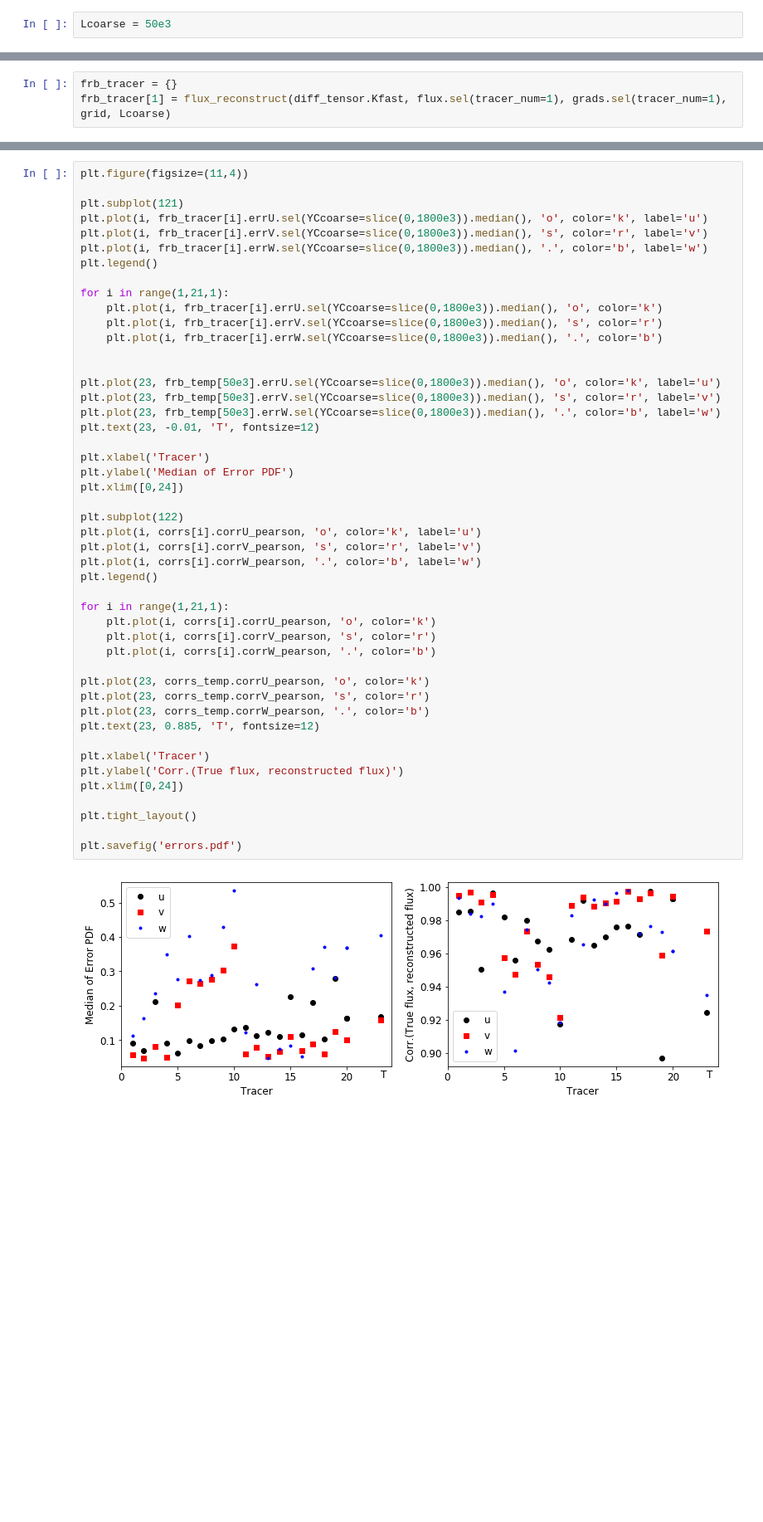
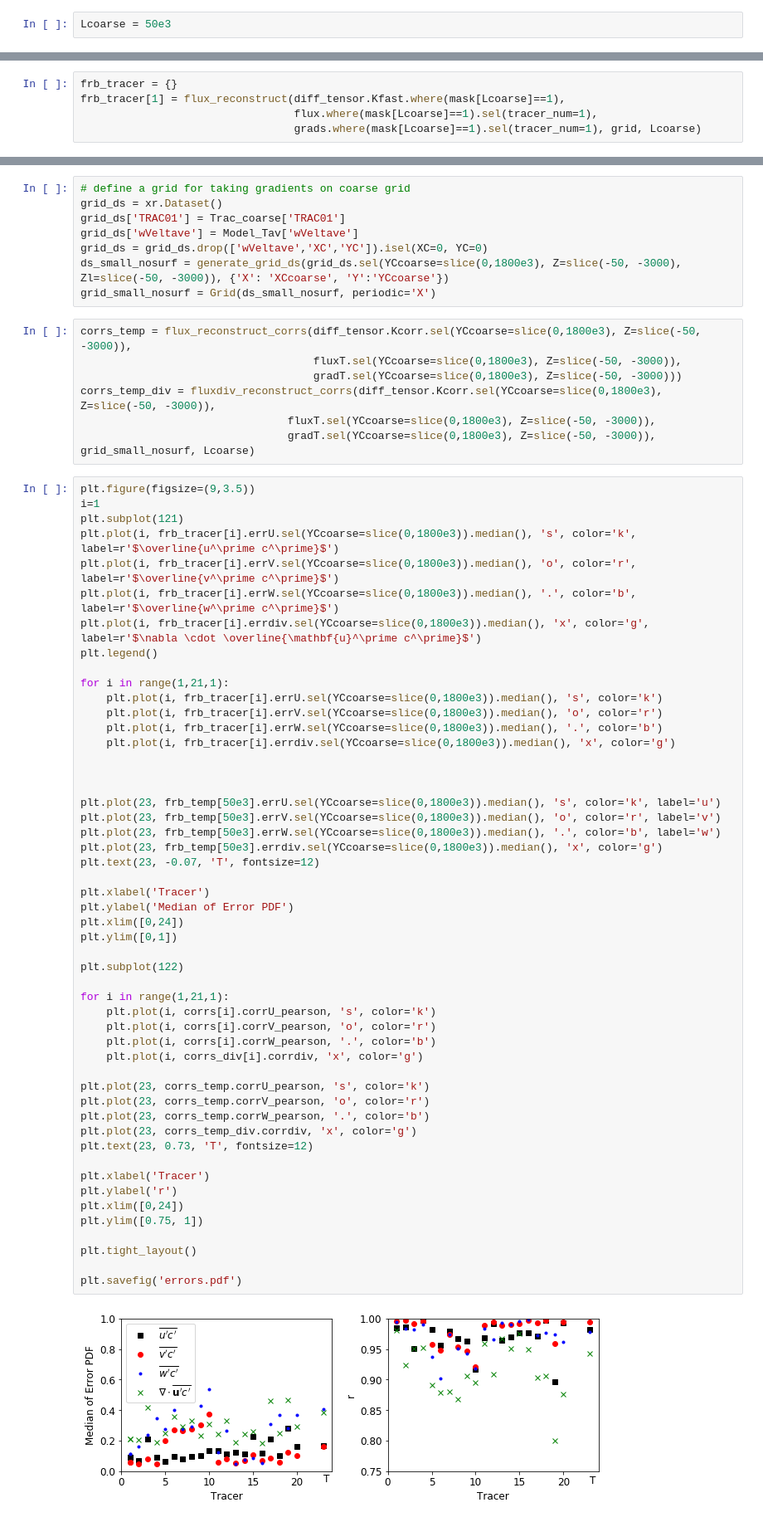
Before and after one commit to ocean-transport/3D_tracer_inversion, a Jupyter notebook: Channel_sponge/Error_correlations.ipynb, the cells around one changed output, grey strips where cells are left out. Shown at 83% size. Drawn from its saved outputs; the diff is of its cells as text; blank space fills up the shorter version.

```diff
--- a/Channel_sponge/Error_correlations.ipynb
+++ b/Channel_sponge/Error_correlations.ipynb
@@ -127,6 +133,8 @@ frb_slow[Lcoarse] = flux_reconstruct(diff_tensor.Kslow, flux.sel(tracer_num=slic
 # %%
 frb_tracer = {}
-frb_tracer[1] = flux_reconstruct(diff_tensor.Kfast, flux.sel(tracer_num=1), grads.sel(tracer_num=1), grid, Lcoarse)
+frb_tracer[1] = flux_reconstruct(diff_tensor.Kfast.where(mask[Lcoarse]==1),
+                                 flux.where(mask[Lcoarse]==1).sel(tracer_num=1),
+                                 grads.where(mask[Lcoarse]==1).sel(tracer_num=1), grid, Lcoarse)
 # %%
 for i in range(1,21,2):
     print(i)
@@ -354,52 +450,71 @@ Data variables:
+# %%
+# define a grid for taking gradients on coarse grid
+grid_ds = xr.Dataset()
+grid_ds['TRAC01'] = Trac_coarse['TRAC01']
+grid_ds['wVeltave'] = Model_Tav['wVeltave']
+grid_ds = grid_ds.drop(['wVeltave','XC','YC']).isel(XC=0, YC=0)
+ds_small_nosurf = generate_grid_ds(grid_ds.sel(YCcoarse=slice(0,1800e3), Z=slice(-50, -3000), Zl=slice(-50, -3000)), {'X': 'XCcoarse', 'Y':'YCcoarse'})
+grid_small_nosurf = Grid(ds_small_nosurf, periodic='X')
+# %%
+corrs_temp = flux_reconstruct_corrs(diff_tensor.Kcorr.sel(YCcoarse=slice(0,1800e3), Z=slice(-50, -3000)),
+                                    fluxT.sel(YCcoarse=slice(0,1800e3), Z=slice(-50, -3000)),
+                                    gradT.sel(YCcoarse=slice(0,1800e3), Z=slice(-50, -3000)))
+corrs_temp_div = fluxdiv_reconstruct_corrs(diff_tensor.Kcorr.sel(YCcoarse=slice(0,1800e3), Z=slice(-50, -3000)),
+                                fluxT.sel(YCcoarse=slice(0,1800e3), Z=slice(-50, -3000)),
+                                gradT.sel(YCcoarse=slice(0,1800e3), Z=slice(-50, -3000)), grid_small_nosurf, Lcoarse)
 # %%
-plt.figure(figsize=(11,4))
-
+plt.figure(figsize=(9,3.5))
+i=1
 plt.subplot(121)
-plt.plot(i, frb_tracer[i].errU.sel(YCcoarse=slice(0,1800e3)).median(), 'o', color='k', label='u')
-plt.plot(i, frb_tracer[i].errV.sel(YCcoarse=slice(0,1800e3)).median(), 's', color='r', label='v')
-plt.plot(i, frb_tracer[i].errW.sel(YCcoarse=slice(0,1800e3)).median(), '.', color='b', label='w')
+plt.plot(i, frb_tracer[i].errU.sel(YCcoarse=slice(0,1800e3)).median(), 's', color='k', label=r'$\overline{u^\prime c^\prime}$')
+plt.plot(i, frb_tracer[i].errV.sel(YCcoarse=slice(0,1800e3)).median(), 'o', color='r', label=r'$\overline{v^\prime c^\prime}$')
+plt.plot(i, frb_tracer[i].errW.sel(YCcoarse=slice(0,1800e3)).median(), '.', color='b', label=r'$\overline{w^\prime c^\prime}$')
+plt.plot(i, frb_tracer[i].errdiv.sel(YCcoarse=slice(0,1800e3)).median(), 'x', color='g', label=r'$\nabla \cdot \overline{\mathbf{u}^\prime c^\prime}$')
 plt.legend()
 
 for i in range(1,21,1):
-    plt.plot(i, frb_tracer[i].errU.sel(YCcoarse=slice(0,1800e3)).median(), 'o', color='k')
-    plt.plot(i, frb_tracer[i].errV.sel(YCcoarse=slice(0,1800e3)).median(), 's', color='r')
+    plt.plot(i, frb_tracer[i].errU.sel(YCcoarse=slice(0,1800e3)).median(), 's', color='k')
+    plt.plot(i, frb_tracer[i].errV.sel(YCcoarse=slice(0,1800e3)).median(), 'o', color='r')
     plt.plot(i, frb_tracer[i].errW.sel(YCcoarse=slice(0,1800e3)).median(), '.', color='b')
+    plt.plot(i, frb_tracer[i].errdiv.sel(YCcoarse=slice(0,1800e3)).median(), 'x', color='g')
 
 
-plt.plot(23, frb_temp[50e3].errU.sel(YCcoarse=slice(0,1800e3)).median(), 'o', color='k', label='u')
-plt.plot(23, frb_temp[50e3].errV.sel(YCcoarse=slice(0,1800e3)).median(), 's', color='r', label='v')
+
+plt.plot(23, frb_temp[50e3].errU.sel(YCcoarse=slice(0,1800e3)).median(), 's', color='k', label='u')
+plt.plot(23, frb_temp[50e3].errV.sel(YCcoarse=slice(0,1800e3)).median(), 'o', color='r', label='v')
 plt.plot(23, frb_temp[50e3].errW.sel(YCcoarse=slice(0,1800e3)).median(), '.', color='b', label='w')
-plt.text(23, -0.01, 'T', fontsize=12)
+plt.plot(23, frb_temp[50e3].errdiv.sel(YCcoarse=slice(0,1800e3)).median(), 'x', color='g')
+plt.text(23, -0.07, 'T', fontsize=12)
 
 plt.xlabel('Tracer')
 plt.ylabel('Median of Error PDF')
 plt.xlim([0,24])
+plt.ylim([0,1])
 
 plt.subplot(122)
-plt.plot(i, corrs[i].corrU_pearson, 'o', color='k', label='u')
-plt.plot(i, corrs[i].corrV_pearson, 's', color='r', label='v')
-plt.plot(i, corrs[i].corrW_pearson, '.', color='b', label='w')
-plt.legend()
 
 for i in range(1,21,1):
-    plt.plot(i, corrs[i].corrU_pearson, 'o', color='k')
-    plt.plot(i, corrs[i].corrV_pearson, 's', color='r')
+    plt.plot(i, corrs[i].corrU_pearson, 's', color='k')
+    plt.plot(i, corrs[i].corrV_pearson, 'o', color='r')
     plt.plot(i, corrs[i].corrW_pearson, '.', color='b')
+    plt.plot(i, corrs_div[i].corrdiv, 'x', color='g')
 
-plt.plot(23, corrs_temp.corrU_pearson, 'o', color='k')
-plt.plot(23, corrs_temp.corrV_pearson, 's', color='r')
+plt.plot(23, corrs_temp.corrU_pearson, 's', color='k')
+plt.plot(23, corrs_temp.corrV_pearson, 'o', color='r')
 plt.plot(23, corrs_temp.corrW_pearson, '.', color='b')
-plt.text(23, 0.885, 'T', fontsize=12)
+plt.plot(23, corrs_temp_div.corrdiv, 'x', color='g')
+plt.text(23, 0.73, 'T', fontsize=12)
 
 plt.xlabel('Tracer')
-plt.ylabel('Corr.(True flux, reconstructed flux)')
+plt.ylabel('r')
 plt.xlim([0,24])
+plt.ylim([0.75, 1])
 
 plt.tight_layout()
 
 plt.savefig('errors.pdf')
 # %% [output]
-[figure, old version]
+[figure, new version]
 # %%
 bins = np.linspace(0,30,300)
 colors = ['R', 'b', 'g', 'k']
```
Also changed, not shown: parts of 28 cells of this notebook.
